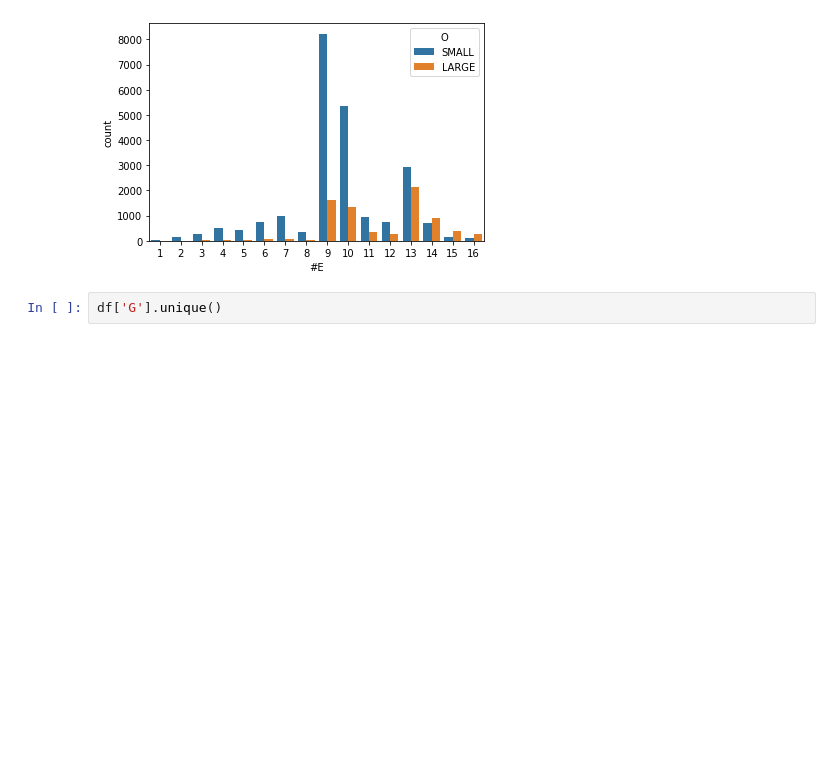
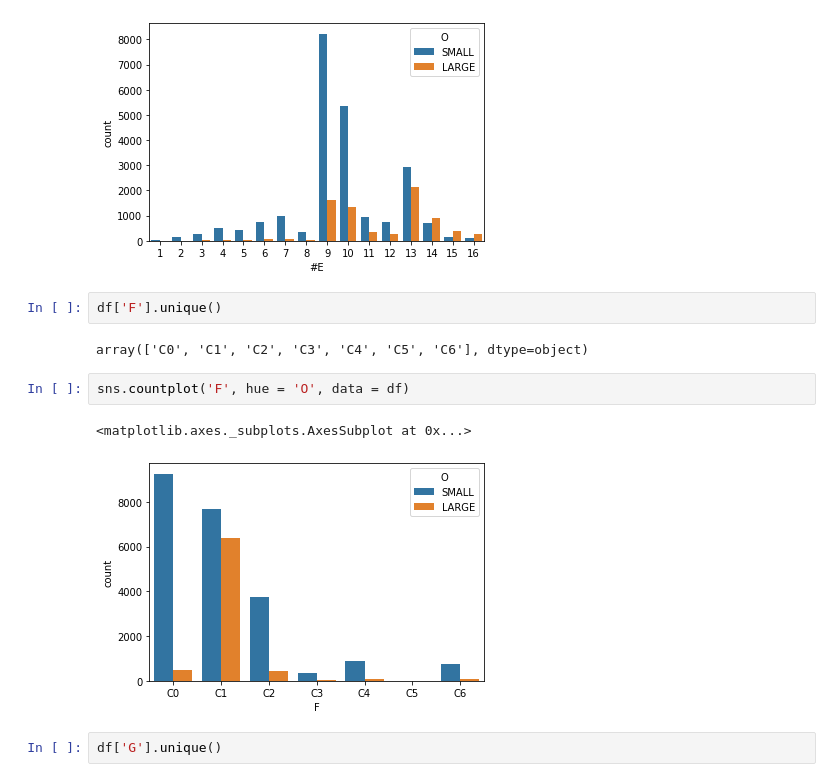
Before and after one commit to TheFarron/ISEe364FinalProject, a Jupyter notebook: intro.ipynb, the cells around one changed output. Cells and saved outputs as stored; diff of their text form; blank space fills up the shorter version.

```diff
--- a/intro.ipynb
+++ b/intro.ipynb
@@ -167,6 +189,15 @@ sns.countplot('#E', hue = 'O', data = df)
 # %% [output]
 <matplotlib.axes._subplots.AxesSubplot at 0x...>
 [figure]
+# %%
+df['F'].unique()
+# %% [output]
+array(['C0', 'C1', 'C2', 'C3', 'C4', 'C5', 'C6'], dtype=object)
+# %%
+sns.countplot('F', hue = 'O', data = df)
+# %% [output]
+<matplotlib.axes._subplots.AxesSubplot at 0x...>
+[figure, added]
 # %%
 df['G'].unique()
 # %% [output]
```
Also changed, not shown: parts of 6 cells of this notebook.
